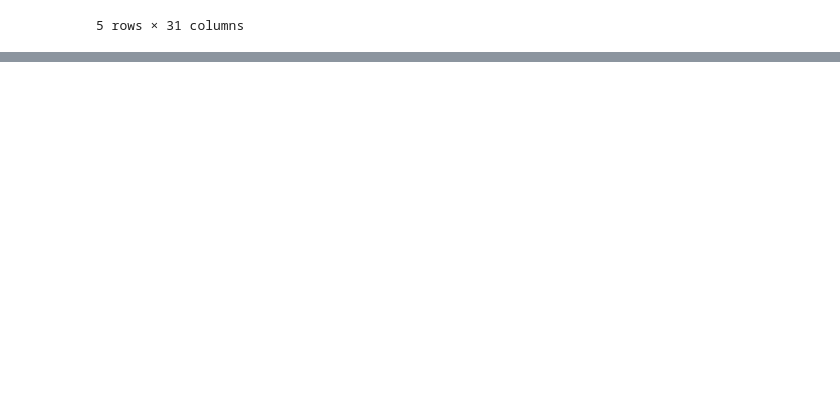
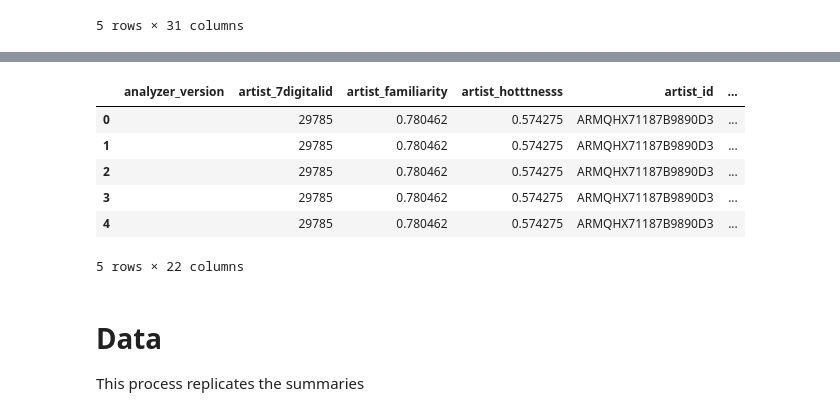
Before and after one commit to pylablanche/MillionSong, a Jupyter notebook: MusicExploration_Lauren.ipynb, the cells around one changed output, grey strips where cells are left out. Saved outputs shown, nothing was run; the diff lists cells and outputs as text; code cells hidden in the pictures; blank space fills up the shorter version.

```diff
--- a/MusicExploration_Lauren.ipynb
+++ b/MusicExploration_Lauren.ipynb
@@ -172,0 +176,11 @@ NameError: name 'metadat' is not defined
+# %%
+metadata_plusGenre = pd.merge(metadata_summary,df_at, how='left', on=['artist_id'])
+metadata_plusGenre.head()
+# %% [output]
+|  | analyzer_version | artist_7digitalid | artist_familiarity | artist_hotttnesss | artist_id | ... |
+| 0 |  | 29785 | 0.780462 | 0.574275 | ARMQHX71187B9890D3 | ... |
+| 1 |  | 29785 | 0.780462 | 0.574275 | ARMQHX71187B9890D3 | ... |
+| 2 |  | 29785 | 0.780462 | 0.574275 | ARMQHX71187B9890D3 | ... |
+| 3 |  | 29785 | 0.780462 | 0.574275 | ARMQHX71187B9890D3 | ... |
+| 4 |  | 29785 | 0.780462 | 0.574275 | ARMQHX71187B9890D3 | ... |
+5 rows × 22 columns
@@ -173,3 +192,7 @@ NameError: name 'metadat' is not defined
+# %% [markdown]
+# Data
+
+This process replicates the summaries
 # %%
 import string,os
 for j in ['A','B']:
```
Also changed, not shown: parts of 4 cells of this notebook.
